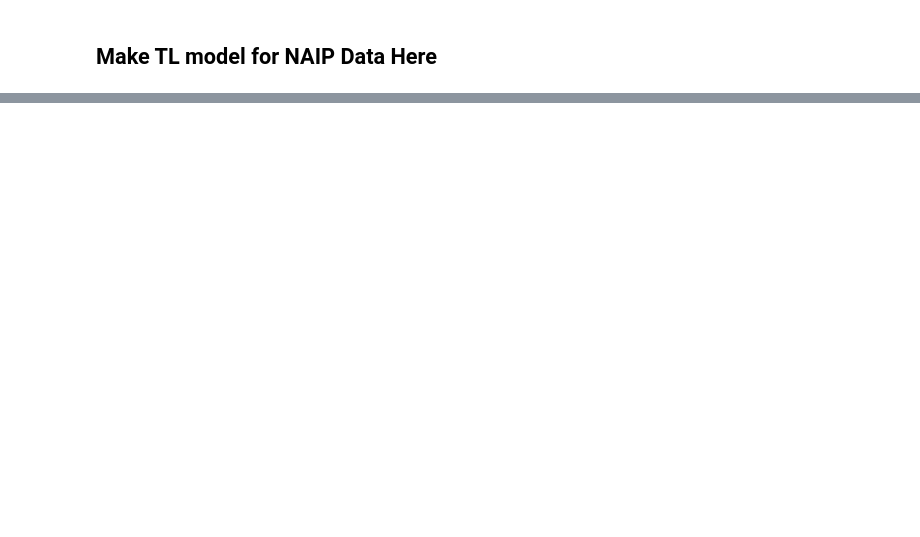
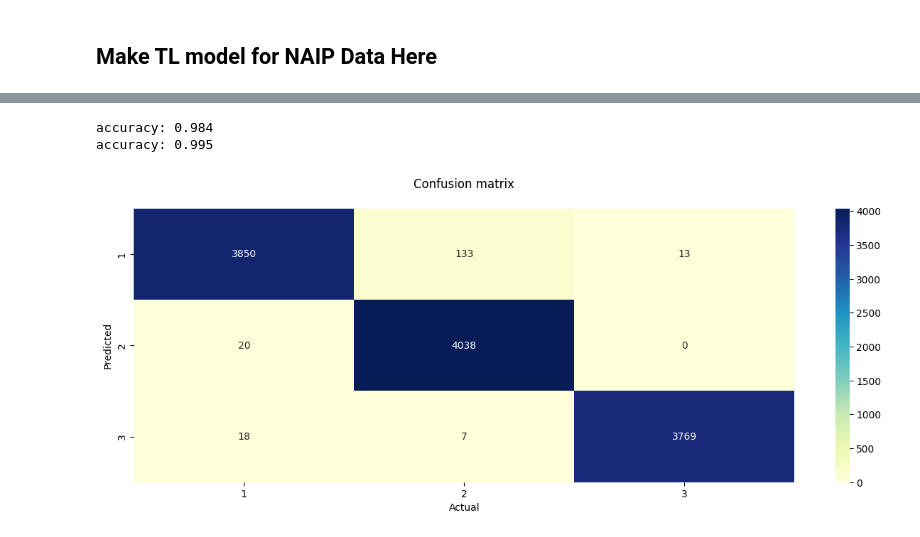
Before and after one commit to tylerjmwhit/Canopy_Damage_segmentation, a Jupyter notebook: dataset_classification.ipynb, the cells around one changed output, grey strips where cells are left out. Drawn from its saved outputs; the diff is of its cells as text; code cells hidden in the pictures; blank space fills up the shorter version.

Commit message:
Finish running TL model for naip data and plot data

```diff
--- a/dataset_classification.ipynb
+++ b/dataset_classification.ipynb
@@ -360,2 +380,8 @@ Trainable params: 131,786
 Non-trainable params: 23,587,712
 _________________________________________________________________
+# %%
+test_images = test_images[:,:,:,0:3]
+train_images = train_images[:,:,:,0:3]
+
+print(test_images[0].shape)
+print(train_images[0].shape)
@@ -367,0 +398,3 @@ ValueError: Error when checking input: expected resnet50_input to have shape (90
+# %%
+# Train TL model with NAIP data
+history = tl_model.fit(train_images, train_labels, epochs=30, validation_data=(test_images, test_labels))
@@ -367,0 +426,12 @@ ValueError: Error when checking input: expected resnet50_input to have shape (90
+# %%
+# Get accuracy after training the NAIP model once with TL model
+test_first = hp.get_test_accuracy(tl_model, test_images, test_labels)
+train_first = hp.get_train_accuracy(tl_model, train_images, train_labels)
+# %% [output]
+accuracy: 0.984
+accuracy: 0.995
+# %%
+# Plot confusion matrix for naip data here
+hp.conf_mat(tl_model, test_images, test_labels)
+# %% [output]
+[figure, added]
```
Also changed, not shown: parts of 29 cells of this notebook, 1 other file.
